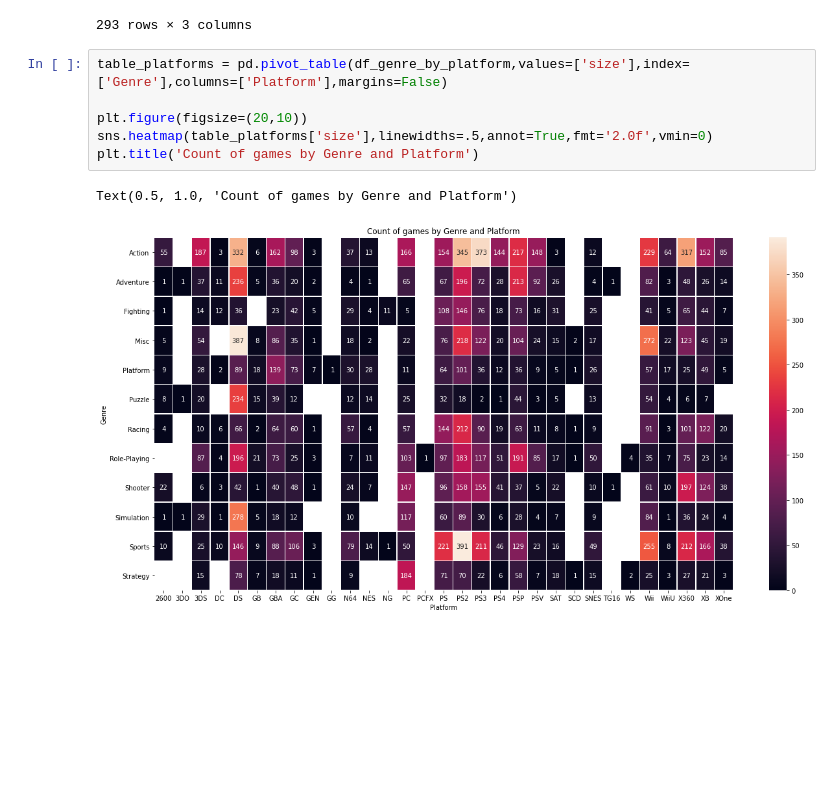
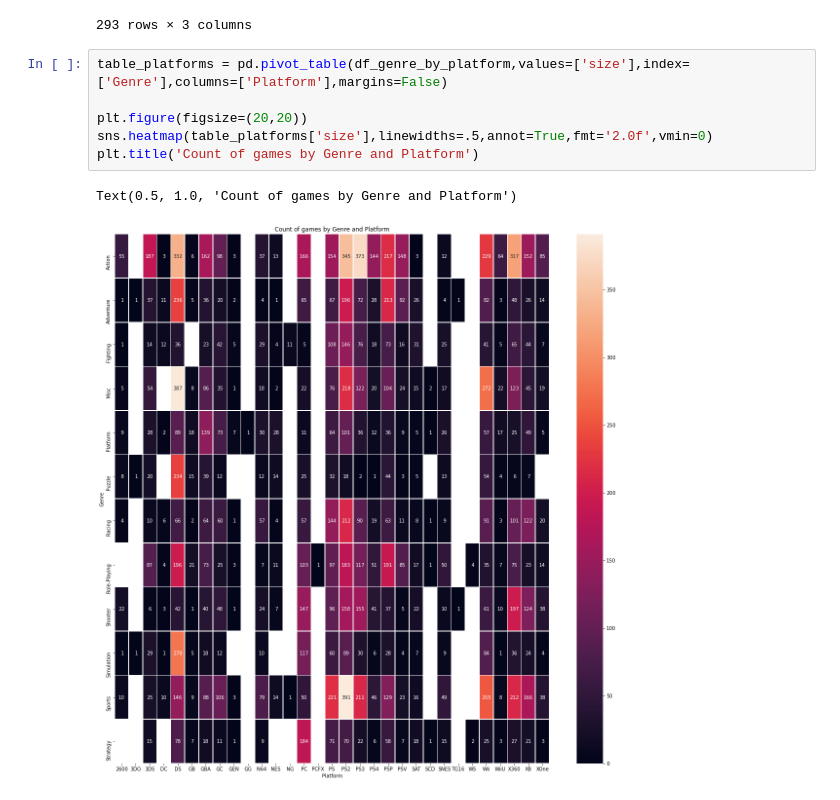
Before and after one commit to Azurolu/dataviz-dash, a Jupyter notebook: notebook (with pip installs)(1)(3).ipynb, the cells around one changed output. Cells and saved outputs as stored; diff of their text form; blank space fills up the shorter version.

```diff
--- a/notebook (with pip installs)(1)(3).ipynb
+++ b/notebook (with pip installs)(1)(3).ipynb
@@ -277,12 +312,12 @@ df_genre_by_platform
 # %%
 table_platforms = pd.pivot_table(df_genre_by_platform,values=['size'],index=['Genre'],columns=['Platform'],margins=False)
 
-plt.figure(figsize=(20,10))
+plt.figure(figsize=(20,20))
 sns.heatmap(table_platforms['size'],linewidths=.5,annot=True,fmt='2.0f',vmin=0)
 plt.title('Count of games by Genre and Platform')
 # %% [output]
 Text(0.5, 1.0, 'Count of games by Genre and Platform')
-[figure, old version]
+[figure, new version]
 # %%
 table_platforms = pd.pivot_table(df,values=['Global_Sales'],index=['Year_of_Release'],columns=['Platform'],aggfunc='count',margins=False)
 
```
Also changed, not shown: parts of 14 cells of this notebook.
